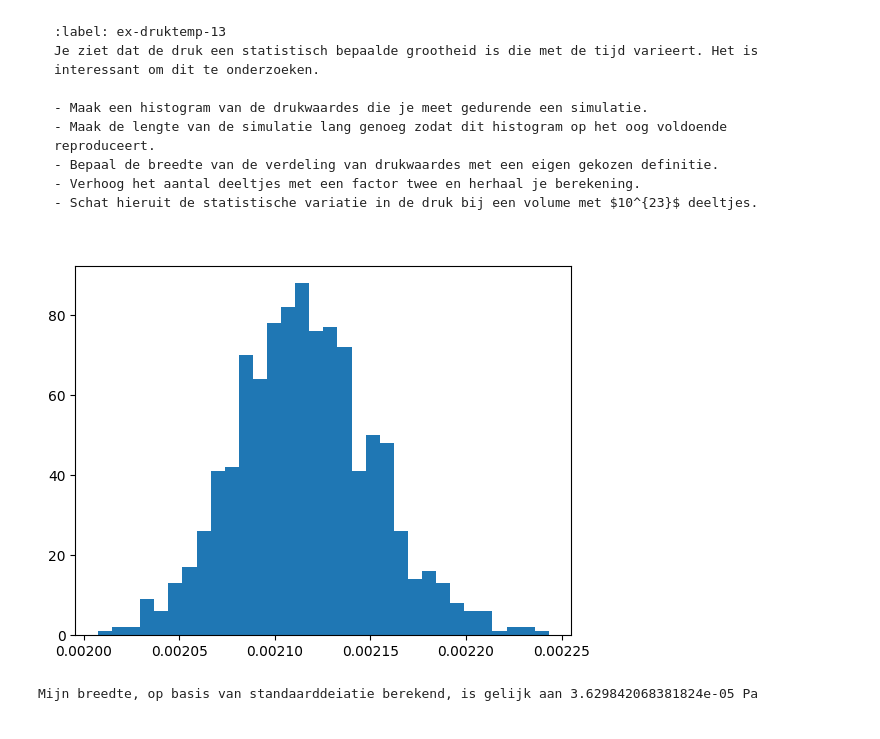
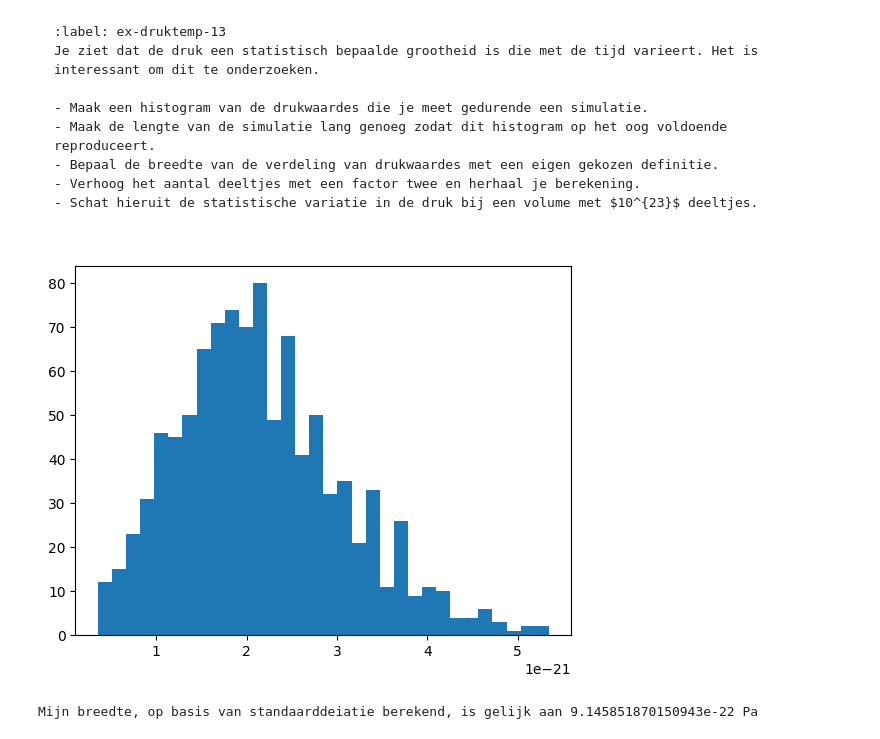
Before and after one commit to FelixJacobs11/TUAmsterdam, a Jupyter notebook: Content/PySim/5_druktemp.ipynb, the cells around one changed output. Cells and saved outputs as stored; diff of their text form; code cells hidden in the pictures.

```diff
--- a/Content/PySim/5_druktemp.ipynb
+++ b/Content/PySim/5_druktemp.ipynb
@@ -36,13 +36,18 @@ import numpy as np
 import matplotlib.pyplot as plt
 from matplotlib.animation import FuncAnimation
 
-BOX_SIZE_0 = 6e-9           #m^2   # Hoogte en lengte startvolume
-N = 40                       # Aantal deeltjes
-V_0 = 449                    #m/s # Startsnelheid van deeltjes
-RADIUS = .3e-9                  #nm # Straal van moleculen
-DT = 6e-12                     # Tijdstap om geen botsing te missen
-m=4e-26                      #kg #massa van deeltje
-#your code/answer
+#BOX_SIZE_0 = 6e-9           #m^2   # Hoogte en lengte startvolume
+#N = 40                       # Aantal deeltjes
+#V_0 = 449                    #m/s # Startsnelheid van deeltjes
+#RADIUS = .3e-9                  #nm # Straal van moleculen
+#DT = 6e-12                     # Tijdstap om geen botsing te missen
+
+m=.8e-20                      #kg #massa van deeltje
+BOX_SIZE_0 = 10                   # Hoogte en lengte startvolume
+N = 40                                     # Aantal deeltjes
+V_0 = 1                                    # Startsnelheid van deeltjes
+RADIUS = 0.3                          # Straal van moleculen
+DT = 0.1 * RADIUS / V_0        # Tijdstap om geen botsing te missen
 # %% [markdown]
 De klasse voor de gasmoleculen en de functies voor hun onderlinge interactie:
 # %%
@@ -474,26 +479,26 @@ Je ziet dat de druk een statistisch bepaalde grootheid is die met de tijd variee
 # %%
 particles = []
 X=1000 #aantal tijdstappen
 N=80
-BOX_SIZE_0=12e-9
+BOX_SIZE_0=14
 pressures = np.zeros(X, dtype=float)
 times = np.linspace(1, X, X)
 
 create_particles(particles) #particles maken
 for i in range(X): #100 tijdstappen
     take_time_step(particles)
     pressures[i]=pressure
 
 breedte=np.std(pressures)
 
 plt.figure()
 plt.hist(pressures, bins=round(np.sqrt(X)))
 plt.show()
 
 print('Mijn breedte, op basis van standaarddeiatie berekend, is gelijk aan', breedte, 'Pa')
 # %% [output]
-[figure, old version]
+[figure, new version]
-Mijn breedte, op basis van standaarddeiatie berekend, is gelijk aan 3.629842068381824e-05 Pa
+Mijn breedte, op basis van standaarddeiatie berekend, is gelijk aan 9.145851870150943e-22 Pa
 # %%
 #Bij 40 deeltjes is er gemiddeld een standaarddeviatie van 9.42664e-5 Pa. Bij 80 is dat: 3,640183e-5 Pa.
 #De std wordt al: 3.64/9.43=0.39 zo groot (klein).
```
Also changed, not shown: parts of 5 cells of this notebook, 2 other files.
